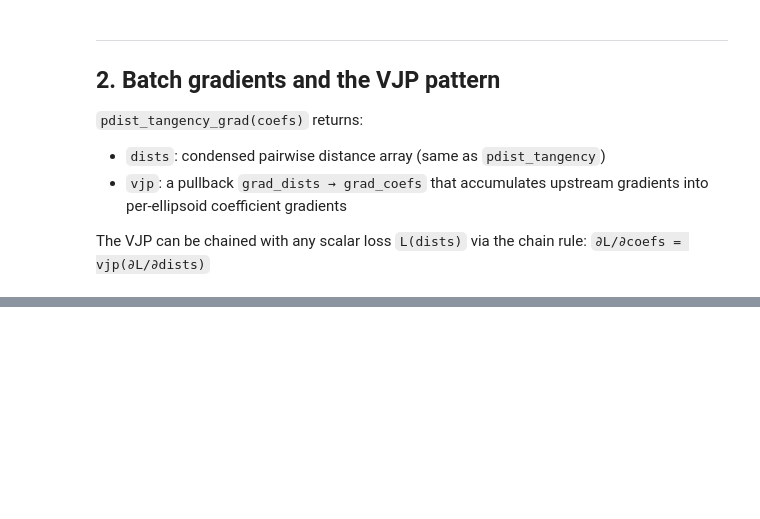
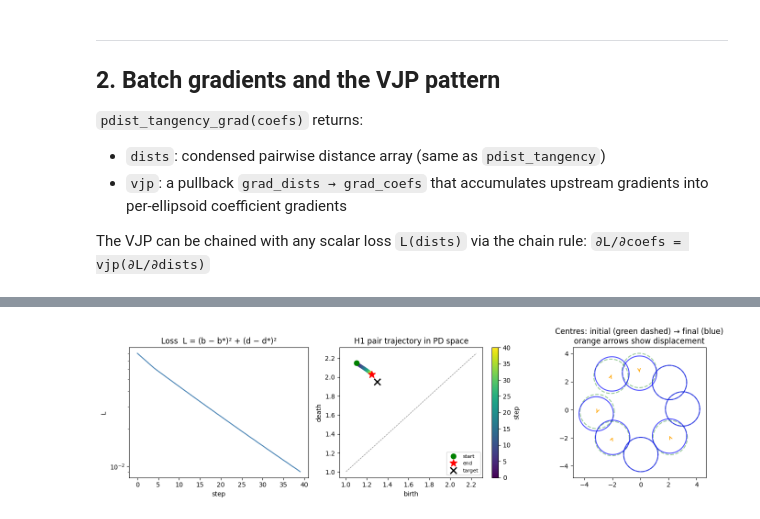
Before and after one commit to t-uda/ellphi, a Jupyter notebook: notebooks/topology_optimization.ipynb, the cells around one changed output, grey strips where cells are left out. Saved outputs shown, nothing was run; the diff lists cells and outputs as text; code cells hidden in the pictures; blank space fills up the shorter version.

```diff
--- a/notebooks/topology_optimization.ipynb
+++ b/notebooks/topology_optimization.ipynb
@@ -145,0 +366,52 @@ Section 2 — only the TDA loss and its gradient need to be supplied.
+# %%
+history = np.array(history)
+
+fig, axes = plt.subplots(1, 3, figsize=(14, 4))
+
+# --- Panel 1: loss curve ---
+ax = axes[0]
+ax.plot(losses, color="steelblue")
+ax.set_xlabel("step")
+ax.set_ylabel("L")
+ax.set_title("Loss  L = (b − b*)² + (d − d*)²")
+ax.set_yscale("log")
+
+# --- Panel 2: H1 pair trajectory in PD space ---
+ax = axes[1]
+diag_lo = min(history[:, 0].min(), b_star, d_star) - 0.1
+diag_hi = max(history[:, 1].max(), b_star, d_star) + 0.1
+ax.plot([diag_lo, diag_hi], [diag_lo, diag_hi], "gray", lw=0.8, ls="--")
+
+sc = ax.scatter(
+    history[:, 0], history[:, 1],
+    c=np.arange(len(history)), cmap="viridis",
+    s=20, zorder=3,
+)
+ax.plot(history[0, 0], history[0, 1], "go", ms=8, label="start", zorder=4)
+ax.plot(history[-1, 0], history[-1, 1], "r*", ms=12, label="end", zorder=4)
+ax.plot(b_star, d_star, "kx", ms=10, mew=2, label="target", zorder=5)
+plt.colorbar(sc, ax=ax, label="step")
+ax.set_xlabel("birth")
+ax.set_ylabel("death")
+ax.set_title("H1 pair trajectory in PD space")
+ax.legend(fontsize=8)
+
+# --- Panel 3: initial vs final ellipsoid centres ---
+ax = axes[2]
+r_ell = np.sqrt(cov_shape[0, 0])   # radius of isotropic ellipsoid
+theta_ell = np.linspace(0, 2 * np.pi, 60)
+cos_t, sin_t = np.cos(theta_ell), np.sin(theta_ell)
+for i in range(N_OPT):
+    ci = centers_init[i]
+    cf = centers_cur[i]
+    ax.plot(ci[0] + r_ell * cos_t, ci[1] + r_ell * sin_t, "g--", alpha=0.4)
+    ax.plot(cf[0] + r_ell * cos_t, cf[1] + r_ell * sin_t, "b-", alpha=0.7)
+    ax.annotate("", xy=cf, xytext=ci,
+                arrowprops=dict(arrowstyle="->", color="orange", lw=1.2))
+ax.set_aspect("equal")
+ax.set_title("Centres: initial (green dashed) → final (blue)\norange arrows show displacement")
+
+plt.tight_layout()
+plt.show()
+# %% [output]
+[figure, added]
```
Also changed, not shown: parts of 11 cells of this notebook.
